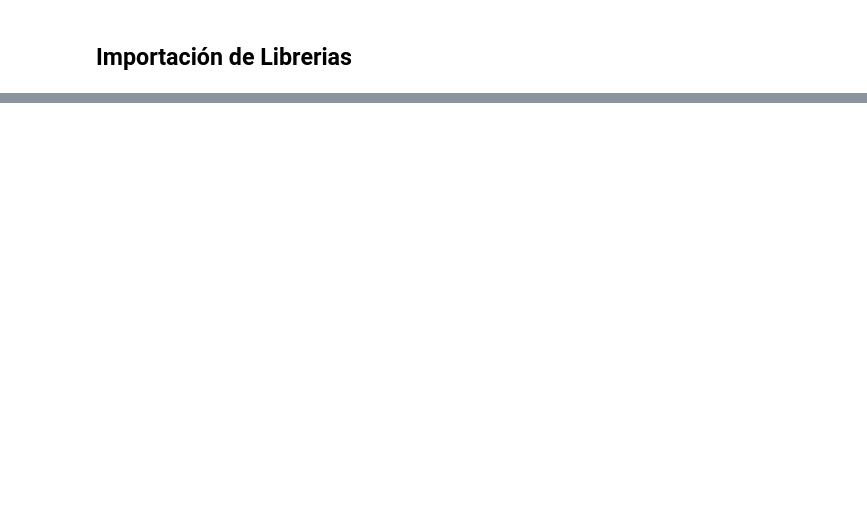
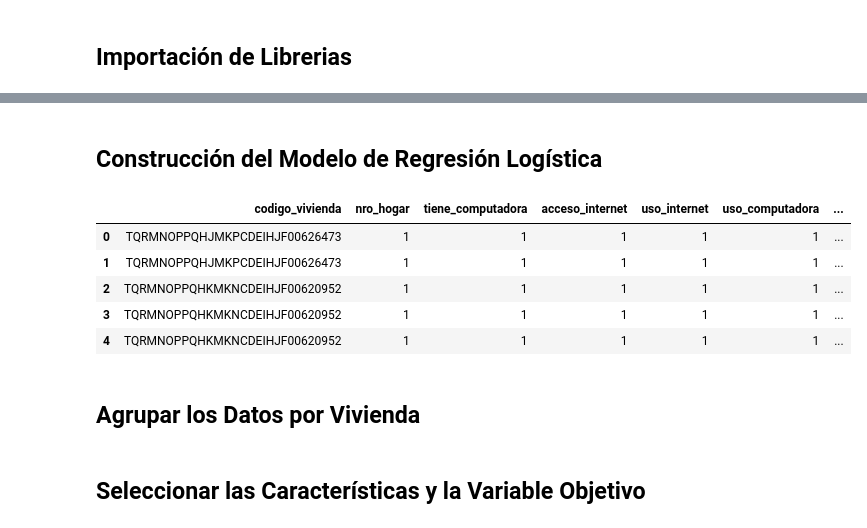
Before and after one commit to ziodoxe/acceso_a_internet, a Jupyter notebook: notebooks/acceso_a_internet copy.ipynb, the cells around one changed output, grey strips where cells are left out. Cells and saved outputs as stored; diff of their text form; code cells hidden in the pictures; blank space fills up the shorter version.

```diff
--- a/notebooks/acceso_a_internet copy.ipynb
+++ b/notebooks/acceso_a_internet copy.ipynb
@@ -227,0 +16,6 @@ df_pertdf.to_excel("../data/processed/EPH_usu_hogar_tic_t418_V1.xlsx")
+# %%
+# Carga de Datos de vivienda.
+df_hogares = pd.read_csv('../data/raw/EPH_usu_hogar_tic_t418.txt', delimiter=';')
+
+# Carga de Datos de personas.
+df_personas = pd.read_csv('../data/raw/EPH_usu_Indiv_tic_t418.txt', delimiter=';')
@@ -227,0 +61,16 @@ df_pertdf.to_excel("../data/processed/EPH_usu_hogar_tic_t418_V1.xlsx")
+# %%
+# Selección de filas relevantes para el análisis de hogares (solo trabajaremos con datos de Rio Grande y Ushuaia)
+df_hogartdf = df_hogares[df_hogares['AGLOMERADO'] == 31]
+
+# Selección de columnas relevantes para el análisis de hogares
+hogar_cols = ['CODUSU', 'NRO_HOGAR', 'IH_II_01', 'IH_II_02']
+df_hogartdf = df_hogartdf[hogar_cols]
+
+# Renombrando columnas para mayor claridad
+df_hogartdf.columns = ['codigo_vivienda', 'nro_hogar', 'tiene_computadora', 'acceso_internet']
+
+# Eliminación de filas con valores faltantes
+df_hogartdf = df_hogartdf.dropna()
+
+# Vista previa del dataset de viviendas
+df_hogartdf.head()
@@ -227,0 +84,16 @@ df_pertdf.to_excel("../data/processed/EPH_usu_hogar_tic_t418_V1.xlsx")
+# %%
+# Selección de columnas relevantes para el análisis de personas (solo trabajaremos con datos de Rio Grande y Ushuaia)
+df_personatdf = df_personas[df_personas['AGLOMERADO'] == 31]
+
+# Selección de columnas relevantes para el análisis de personas
+persona_cols = ['CODUSU', 'NRO_HOGAR', 'IP_III_04', 'IP_III_05', 'IP_III_06']
+df_personatdf = df_personatdf[persona_cols]
+
+# Renombrando columnas para mayor claridad
+df_personatdf.columns = ['codigo_vivienda', 'nro_hogar', 'uso_internet', 'uso_computadora', 'uso_movil']
+
+# Eliminación de filas con valores faltantes
+df_personatdf = df_personatdf.dropna()
+
+# Vista previa del dataset de personas
+df_personatdf.head()
@@ -227,0 +129,15 @@ df_pertdf.to_excel("../data/processed/EPH_usu_hogar_tic_t418_V1.xlsx")
+# %% [markdown]
+## Construcción del Modelo de Regresión Logística
+# %%
+# Unir datos de hogares y personas
+df_hogares_personas = pd.merge(df_hogartdf, df_personatdf, on=['codigo_vivienda', 'nro_hogar'])
+
+# Vista previa del dataset unificado
+df_hogares_personas.head()
+# %% [output]
+|  | codigo_vivienda | nro_hogar | tiene_computadora | acceso_internet | uso_internet | uso_computadora | ... |
+| 0 | TQRMNOPPQHJMKPCDEIHJF00626473 | 1 | 1 | 1 | 1 | 1 | ... |
+| 1 | TQRMNOPPQHJMKPCDEIHJF00626473 | 1 | 1 | 1 | 1 | 1 | ... |
+| 2 | TQRMNOPPQHKMKNCDEIHJF00620952 | 1 | 1 | 1 | 1 | 1 | ... |
+| 3 | TQRMNOPPQHKMKNCDEIHJF00620952 | 1 | 1 | 1 | 1 | 1 | ... |
+| 4 | TQRMNOPPQHKMKNCDEIHJF00620952 | 1 | 1 | 1 | 1 | 1 | ... |
@@ -227,0 +151,2 @@ df_pertdf.to_excel("../data/processed/EPH_usu_hogar_tic_t418_V1.xlsx")
+# %% [markdown]
+## Agrupar los Datos por Vivienda
@@ -227,0 +155,2 @@ df_pertdf.to_excel("../data/processed/EPH_usu_hogar_tic_t418_V1.xlsx")
+# %% [markdown]
+## Seleccionar las Características y la Variable Objetivo
```
Also changed, not shown: parts of 47 cells of this notebook.
